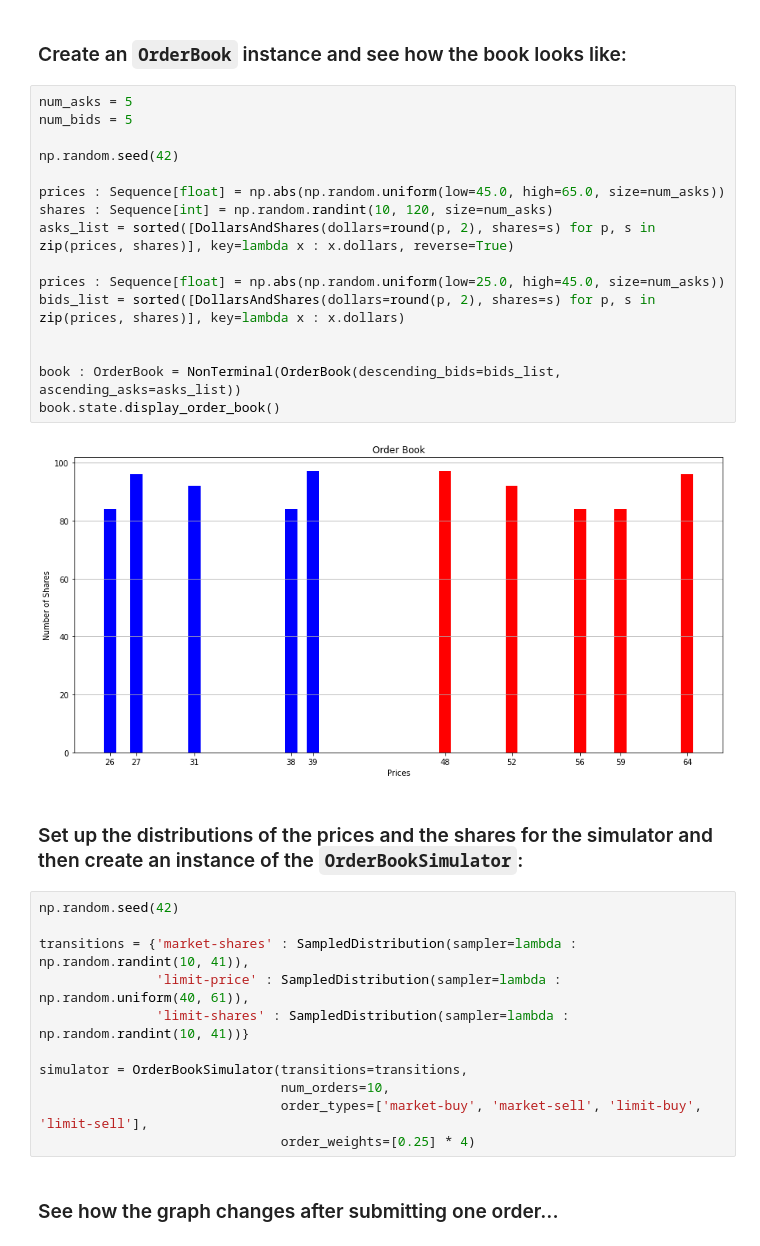
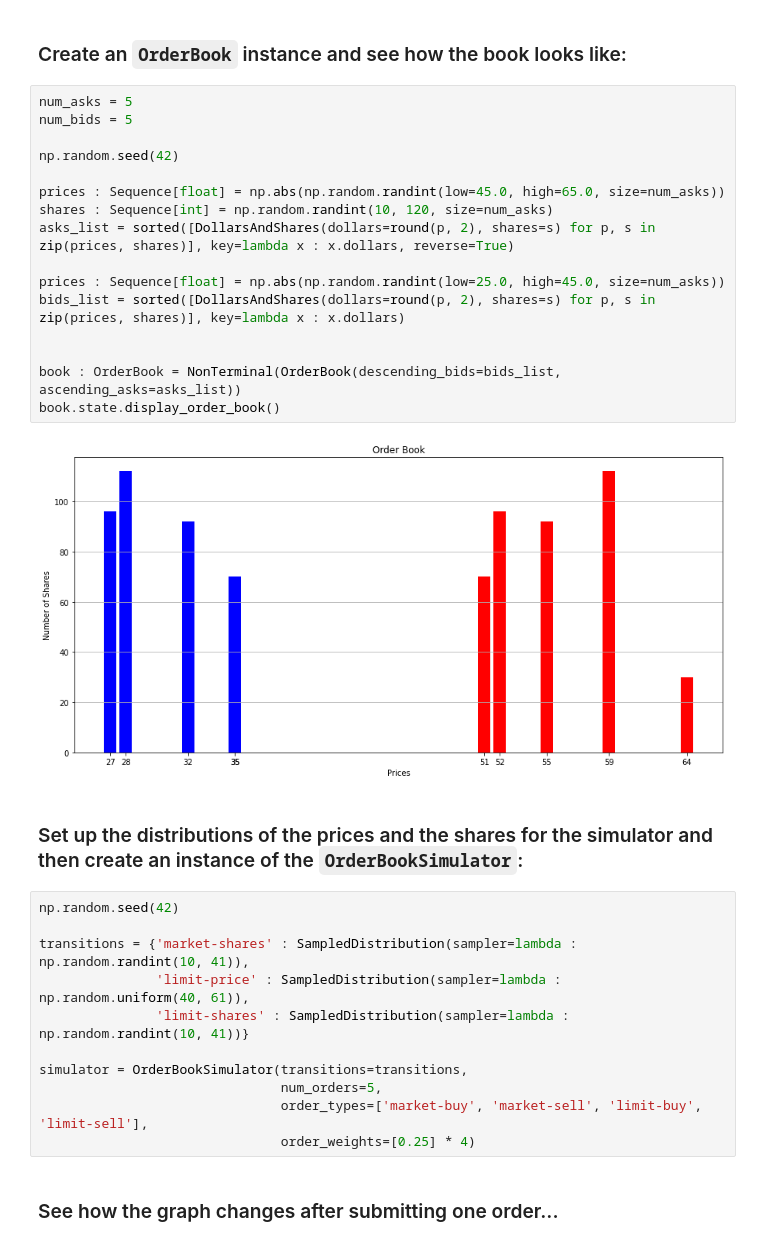
Before and after one commit to sunnymshah95/CME-241-RLinFinance, a Jupyter notebook: Assignment 09/solutions.ipynb, the cells around one changed output. Cells and saved outputs as stored; diff of their text form.

Commit message:
Finished OrderBookSimulation

```diff
--- a/Assignment 09/solutions.ipynb
+++ b/Assignment 09/solutions.ipynb
@@ -82,21 +82,21 @@ class OrderBookSimulator(MarkovProcess):
 # %%
 num_asks = 5
 num_bids = 5
 
 np.random.seed(42)
 
-prices : Sequence[float] = np.abs(np.random.uniform(low=45.0, high=65.0, size=num_asks))
+prices : Sequence[float] = np.abs(np.random.randint(low=45.0, high=65.0, size=num_asks))
 shares : Sequence[int] = np.random.randint(10, 120, size=num_asks)
 asks_list = sorted([DollarsAndShares(dollars=round(p, 2), shares=s) for p, s in zip(prices, shares)], key=lambda x : x.dollars, reverse=True)
 
-prices : Sequence[float] = np.abs(np.random.uniform(low=25.0, high=45.0, size=num_asks))
+prices : Sequence[float] = np.abs(np.random.randint(low=25.0, high=45.0, size=num_asks))
 bids_list = sorted([DollarsAndShares(dollars=round(p, 2), shares=s) for p, s in zip(prices, shares)], key=lambda x : x.dollars)
 
 
 book : OrderBook = NonTerminal(OrderBook(descending_bids=bids_list, ascending_asks=asks_list))
 book.state.display_order_book()
 # %% [output]
-[figure, old version]
+[figure, new version]
 # %% [markdown]
 ### Set up the distributions of the prices and the shares for the simulator and then create an instance of the `OrderBookSimulator`:
 # %%
@@ -107,7 +107,7 @@ transitions = {'market-shares' : SampledDistribution(sampler=lambda : np.random.
                'limit-shares' : SampledDistribution(sampler=lambda : np.random.randint(10, 41))}
 
 simulator = OrderBookSimulator(transitions=transitions,
-                               num_orders=10,
+                               num_orders=5,
                                order_types=['market-buy', 'market-sell', 'limit-buy', 'limit-sell'],
                                order_weights=[0.25] * 4)
 # %% [markdown]
```
Also changed, not shown: parts of 3 cells of this notebook.
